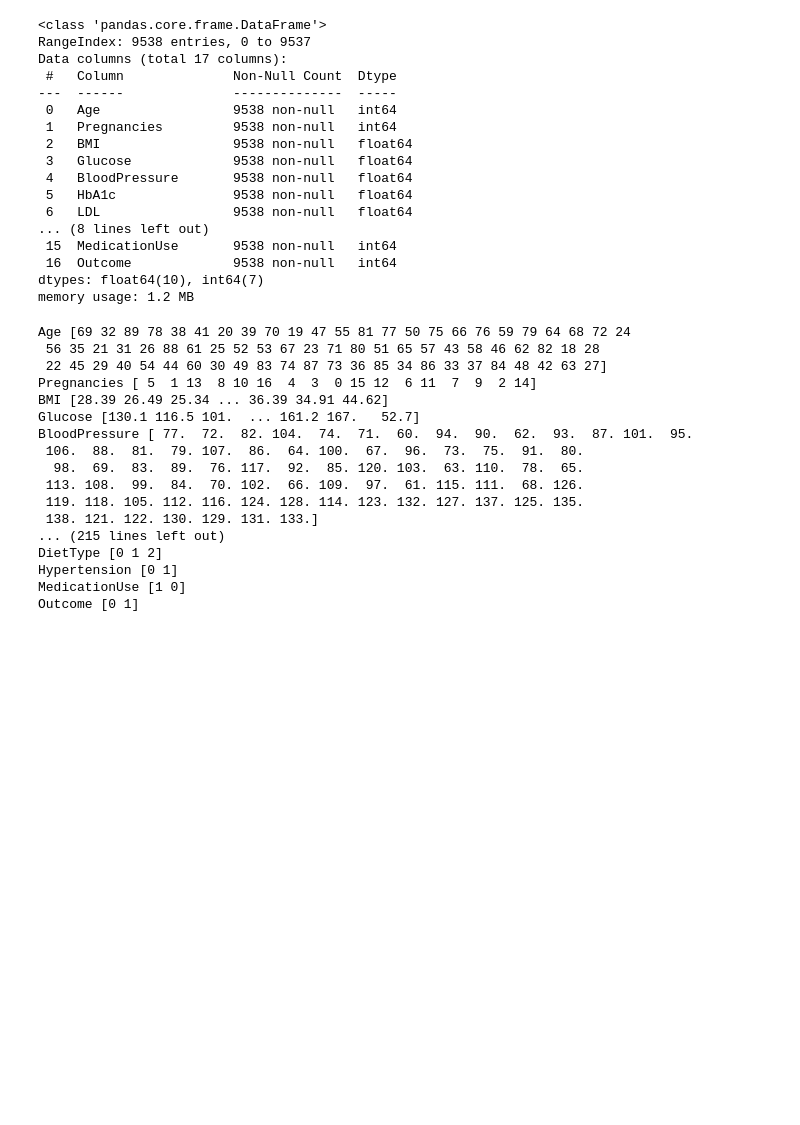
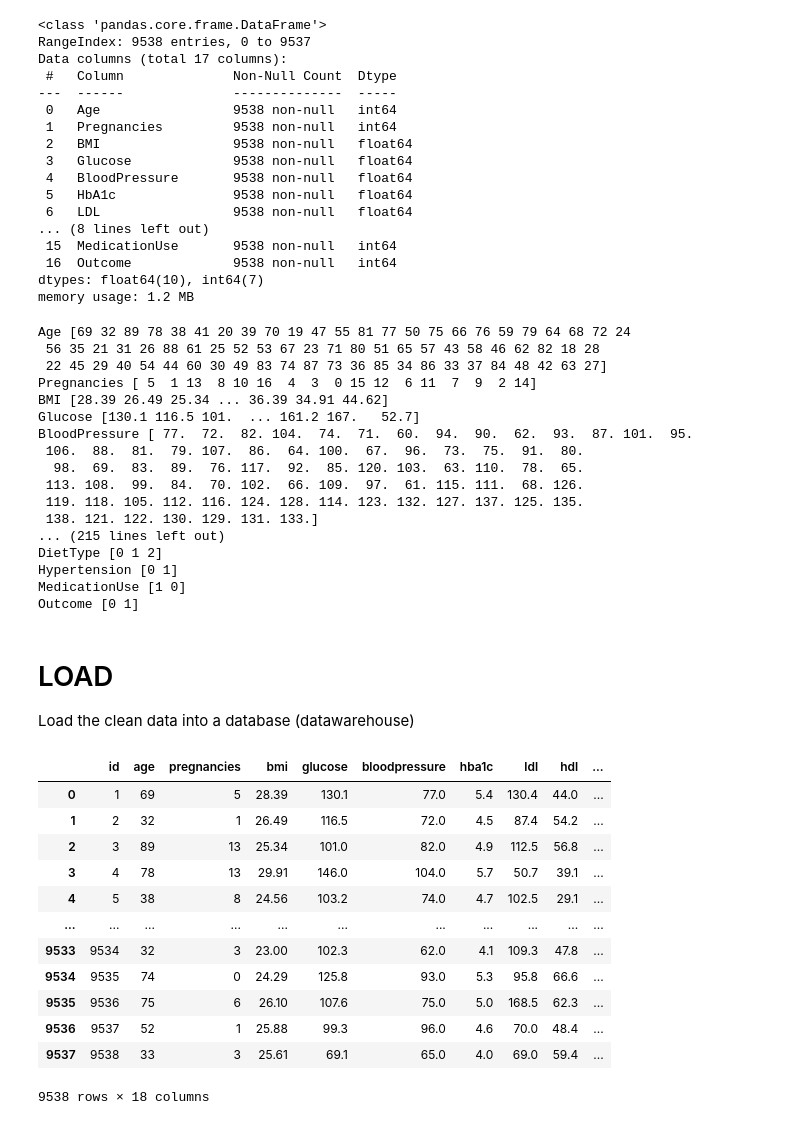
Before and after one commit to miguel-conde/practicas_data_eng_local, a Jupyter notebook: get_kaggle_datasets.ipynb, the cells around one changed output. Cells and saved outputs as stored; diff of their text form; code cells hidden in the pictures; blank space fills up the shorter version.

```diff
--- a/get_kaggle_datasets.ipynb
+++ b/get_kaggle_datasets.ipynb
@@ -126,3 +114,7 @@ df_clean["MedicationUse"] = df_clean["MedicationUse"].astype(bool)
 df_clean["Outcome"] = df_clean["Outcome"].astype(bool)
 # %%
 df_clean.to_csv("data/datalake/diabetes_dataset/diabetes_dataset_clean.csv", index=False, encoding="utf-8")
+# %% [markdown]
+# LOAD
+
+Load the clean data into a database (datawarehouse)
@@ -128,0 +183,42 @@ df_clean.to_csv("data/datalake/diabetes_dataset/diabetes_dataset_clean.csv", ind
+# %%
+# Get data from
+
+conn = psycopg2.connect(
+    dbname=db_name,
+    user=db_user,
+    password=db_password,
+
+    host=db_host,
+    port=db_port
+)
+cursor = conn.cursor()
+
+query = '''
+SELECT *
+FROM diabetes_dataset
+'''
+
+cursor.execute(query)
+data = cursor.fetchall()
+columns = [desc[0] for desc in cursor.description]
+
+df = pd.DataFrame(data, columns=columns)
+
+cursor.close()
+conn.close()
+
+df
+# %% [output]
+|  | id | age | pregnancies | bmi | glucose | bloodpressure | hba1c | ldl | hdl | ... |
+| 0 | 1 | 69 | 5 | 28.39 | 130.1 | 77.0 | 5.4 | 130.4 | 44.0 | ... |
+| 1 | 2 | 32 | 1 | 26.49 | 116.5 | 72.0 | 4.5 | 87.4 | 54.2 | ... |
+| 2 | 3 | 89 | 13 | 25.34 | 101.0 | 82.0 | 4.9 | 112.5 | 56.8 | ... |
+| 3 | 4 | 78 | 13 | 29.91 | 146.0 | 104.0 | 5.7 | 50.7 | 39.1 | ... |
+| 4 | 5 | 38 | 8 | 24.56 | 103.2 | 74.0 | 4.7 | 102.5 | 29.1 | ... |
+| ... | ... | ... | ... | ... | ... | ... | ... | ... | ... | ... |
+| 9533 | 9534 | 32 | 3 | 23.00 | 102.3 | 62.0 | 4.1 | 109.3 | 47.8 | ... |
+| 9534 | 9535 | 74 | 0 | 24.29 | 125.8 | 93.0 | 5.3 | 95.8 | 66.6 | ... |
+| 9535 | 9536 | 75 | 6 | 26.10 | 107.6 | 75.0 | 5.0 | 168.5 | 62.3 | ... |
+| 9536 | 9537 | 52 | 1 | 25.88 | 99.3 | 96.0 | 4.6 | 70.0 | 48.4 | ... |
+| 9537 | 9538 | 33 | 3 | 25.61 | 69.1 | 65.0 | 4.0 | 69.0 | 59.4 | ... |
+9538 rows × 18 columns
```
Also changed, not shown: parts of 7 cells of this notebook, 5 other files.
